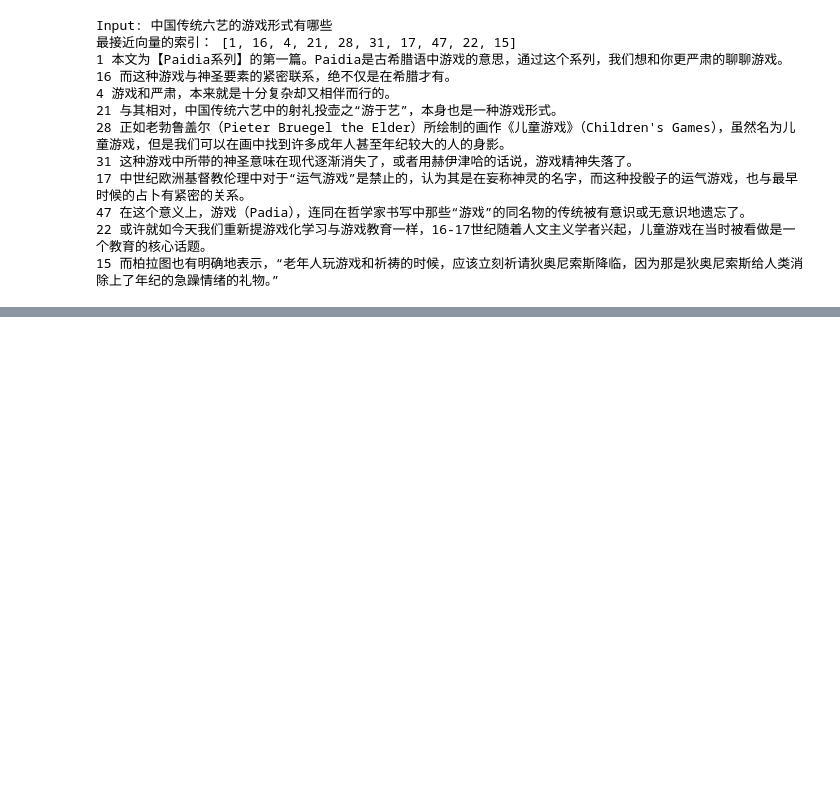
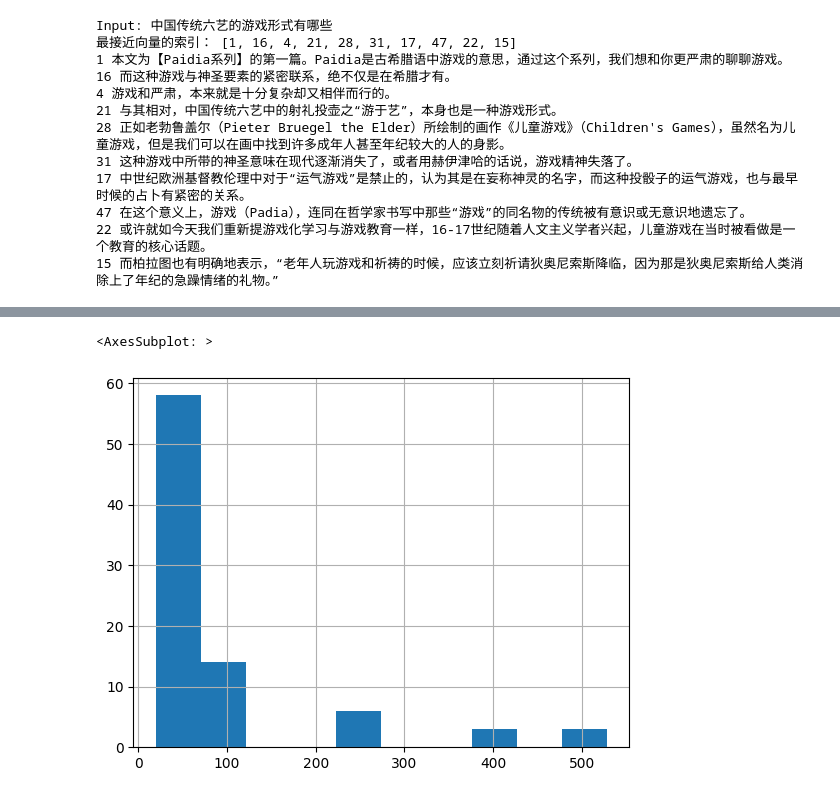
Before and after one commit to switchball/smartQA, a Jupyter notebook: test.ipynb, the cells around one changed output, grey strips where cells are left out. Cells and saved outputs as stored; diff of their text form; code cells hidden in the pictures; blank space fills up the shorter version.

```diff
--- a/test.ipynb
+++ b/test.ipynb
@@ -176,0 +242,17 @@ lines = [
+# %%
+import tiktoken
+
+# Load the cl100k_base tokenizer which is designed to work with the ada-002 model
+tokenizer = tiktoken.get_encoding("cl100k_base")
+
+df = pd.read_csv('processed/scraped.csv', index_col=0)
+df.columns = ['title', 'text']
+
+# Tokenize the text and save the number of tokens to a new column
+df['n_tokens'] = df.text.apply(lambda x: len(tokenizer.encode(x)))
+
+# Visualize the distribution of the number of tokens per row using a histogram
+df.n_tokens.hist()
+# %% [output]
+<AxesSubplot: >
+[figure, added]
```
Also changed, not shown: parts of 8 cells of this notebook, 2 other files.
